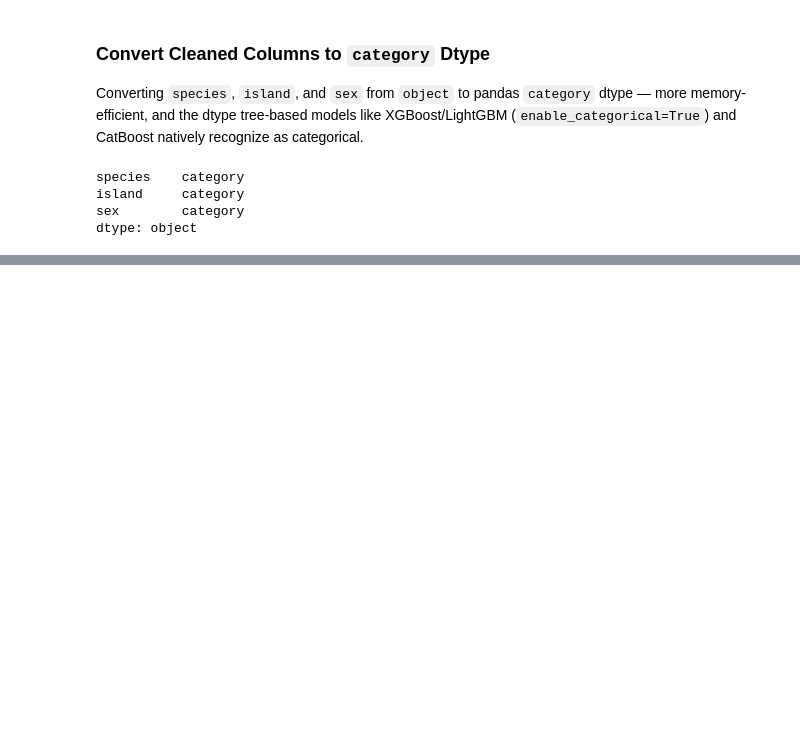
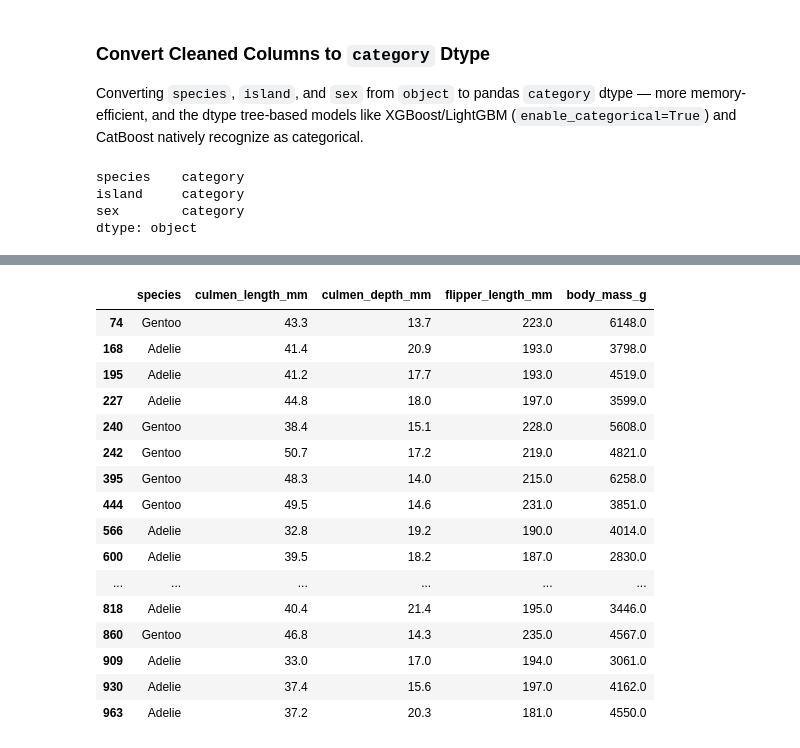
Before and after one commit to rohail410/Penguin-Species-Classification-Project, a Jupyter notebook: project.ipynb, the cells around one changed output, grey strips where cells are left out. Cells and saved outputs as stored; diff of their text form; code cells hidden in the pictures; blank space fills up the shorter version.

```diff
--- a/project.ipynb
+++ b/project.ipynb
@@ -536,0 +610,20 @@ dtype: object
+# %%
+# Physically impossible: <= 0 for any of these measurements
+for col in numerical_cols_clean:
+    invalid = df[df[col] <= 0]
+    print(f"{col:20s}  values <= 0: {len(invalid)}")
+
+print()
+print(df[numerical_cols_clean].agg(['min', 'max']))
+
+# Published Palmer Penguins ranges (approx, from the known reference dataset) as a plausibility bound
+plausible_ranges = {
+    'culmen_length_mm': (30, 62),
+    'culmen_depth_mm': (12, 22),
+    'flipper_length_mm': (170, 235),
+    'body_mass_g': (2500, 6400),
+}
+print("\nValues outside broad plausible range:")
+for col, (lo, hi) in plausible_ranges.items():
+    out_of_range = df[(df[col] < lo) | (df[col] > hi)]
+    print(f"{col:20s}  outside [{lo}, {hi}]: {len(out_of_range)}")
@@ -536,0 +651,27 @@ dtype: object
+# %%
+def iqr_outliers(s):
+    q1, q3 = s.quantile(0.25), s.quantile(0.75)
+    iqr = q3 - q1
+    lo, hi = q1 - 1.5 * iqr, q3 + 1.5 * iqr
+    return s[(s < lo) | (s > hi)]
+
+print("Overall (whole dataset) IQR outliers")
+print("=" * 60)
+for col in numerical_cols_clean:
+    out = iqr_outliers(df[col].dropna())
+    print(f"{col:20s}  outliers: {len(out)}   values: {sorted(out.tolist())}")
+
+print("\nPer-species IQR outliers")
+print("=" * 60)
+per_species_outlier_idx = set()
+for col in numerical_cols_clean:
+    for sp in df['species'].dropna().unique():
+        s = df.loc[df['species'] == sp, col].dropna()
+        out = iqr_outliers(s)
+        if len(out) > 0:
+            print(f"{col:20s}  {sp:10s}  outliers: {len(out)}   values: {sorted(out.tolist())}")
+            per_species_outlier_idx.update(out.index.tolist())
+
+print(f"\nTotal distinct rows flagged as a per-species outlier on at least one column: {len(per_species_outlier_idx)}")
+display(df.loc[sorted(per_species_outlier_idx), ['species'] + numerical_cols_clean])
+# %% [output]
@@ -536,0 +697,17 @@ dtype: object
+|  | species | culmen_length_mm | culmen_depth_mm | flipper_length_mm | body_mass_g |
+| 74 | Gentoo | 43.3 | 13.7 | 223.0 | 6148.0 |
+| 168 | Adelie | 41.4 | 20.9 | 193.0 | 3798.0 |
+| 195 | Adelie | 41.2 | 17.7 | 193.0 | 4519.0 |
+| 227 | Adelie | 44.8 | 18.0 | 197.0 | 3599.0 |
+| 240 | Gentoo | 38.4 | 15.1 | 228.0 | 5608.0 |
+| 242 | Gentoo | 50.7 | 17.2 | 219.0 | 4821.0 |
+| 395 | Gentoo | 48.3 | 14.0 | 215.0 | 6258.0 |
+| 444 | Gentoo | 49.5 | 14.6 | 231.0 | 3851.0 |
+| 566 | Adelie | 32.8 | 19.2 | 190.0 | 4014.0 |
+| 600 | Adelie | 39.5 | 18.2 | 187.0 | 2830.0 |
+| ... | ... | ... | ... | ... | ... |
+| 818 | Adelie | 40.4 | 21.4 | 195.0 | 3446.0 |
+| 860 | Gentoo | 46.8 | 14.3 | 235.0 | 4567.0 |
+| 909 | Adelie | 33.0 | 17.0 | 194.0 | 3061.0 |
+| 930 | Adelie | 37.4 | 15.6 | 197.0 | 4162.0 |
+| 963 | Adelie | 37.2 | 20.3 | 181.0 | 4550.0 |
```
Also changed, not shown: parts of 26 cells of this notebook, 2 other files.
